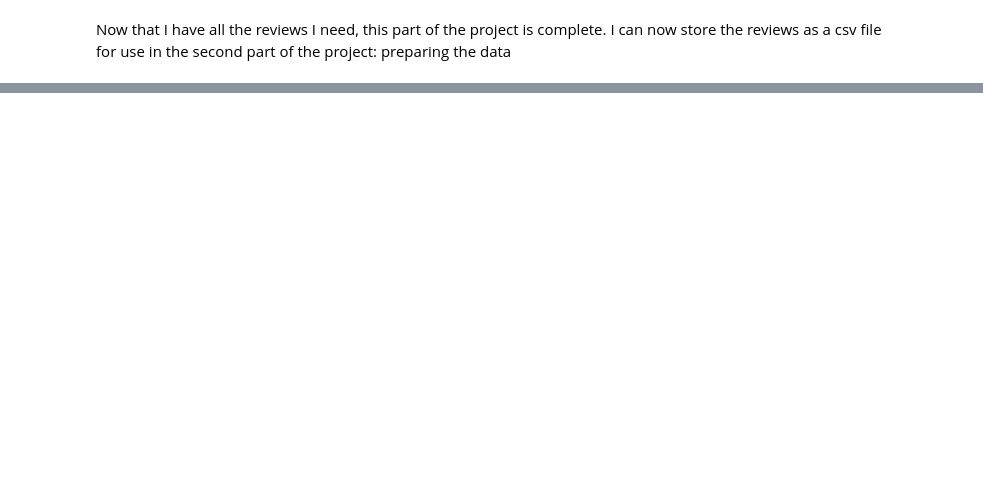
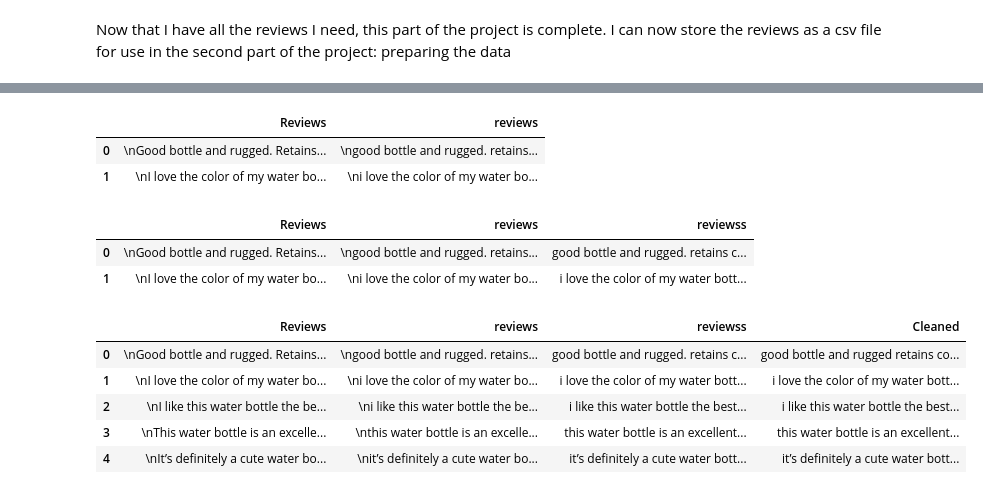
Before and after one commit to Bilalrs/DS_Project_1, a Jupyter notebook: SA_Python_Project.ipynb, the cells around one changed output, grey strips where cells are left out. Saved outputs shown, nothing was run; the diff lists cells and outputs as text; code cells hidden in the pictures; blank space fills up the shorter version.

```diff
--- a/SA_Python_Project.ipynb
+++ b/SA_Python_Project.ipynb
@@ -239,0 +244,2 @@ review_data.to_csv('Scraped_Reviews.csv',index=False)
+# %%
+df.dropna(inplace=True) #gets rid of any missing values
@@ -239,0 +260,2 @@ review_data.to_csv('Scraped_Reviews.csv',index=False)
+# %%
+df.drop_duplicates(inplace=True) #gets rid of the duplicates
@@ -239,0 +270,30 @@ review_data.to_csv('Scraped_Reviews.csv',index=False)
+# %%
+df['reviews']=df['Reviews'].str.lower()
+#this creates a column of all the text in lowercase to standardise the data
+# %%
+df[0:2]
+# %% [output]
+|  | Reviews | reviews |
+| 0 | \nGood bottle and rugged. Retains... | \ngood bottle and rugged. retains... |
+| 1 | \nI love the color of my water bo... | \ni love the color of my water bo... |
+# %%
+df['reviewss']=df['reviews'].str.replace(r'\n','',regex=True)
+#this removes the '\n' from the start and end of each review
+# %%
+df[0:2]
+# %% [output]
+|  | Reviews | reviews | reviewss |
+| 0 | \nGood bottle and rugged. Retains... | \ngood bottle and rugged. retains... | good bottle and rugged. retains c... |
+| 1 | \nI love the color of my water bo... | \ni love the color of my water bo... | i love the color of my water bott... |
+# %%
+#the two lines of code remove the digits and special characters from each review
+df['Cleaned']=df['reviewss'].str.replace(r'[\d\(\)]', '', regex=True)
+df['Cleaned']=df['Cleaned'].str.replace('[' + string.punctuation + ']', '', regex=True)
+df.head() #you can see the progression of cleaning from column to column
+# %% [output]
+|  | Reviews | reviews | reviewss | Cleaned |
+| 0 | \nGood bottle and rugged. Retains... | \ngood bottle and rugged. retains... | good bottle and rugged. retains c... | good bottle and rugged retains co... |
+| 1 | \nI love the color of my water bo... | \ni love the color of my water bo... | i love the color of my water bott... | i love the color of my water bott... |
+| 2 | \nI like this water bottle the be... | \ni like this water bottle the be... | i like this water bottle the best... | i like this water bottle the best... |
+| 3 | \nThis water bottle is an excelle... | \nthis water bottle is an excelle... | this water bottle is an excellent... | this water bottle is an excellent... |
+| 4 | \nIt’s definitely a cute water bo... | \nit’s definitely a cute water bo... | it’s definitely a cute water bott... | it’s definitely a cute water bott... |
```
Also changed, not shown: parts of 28 cells of this notebook.
